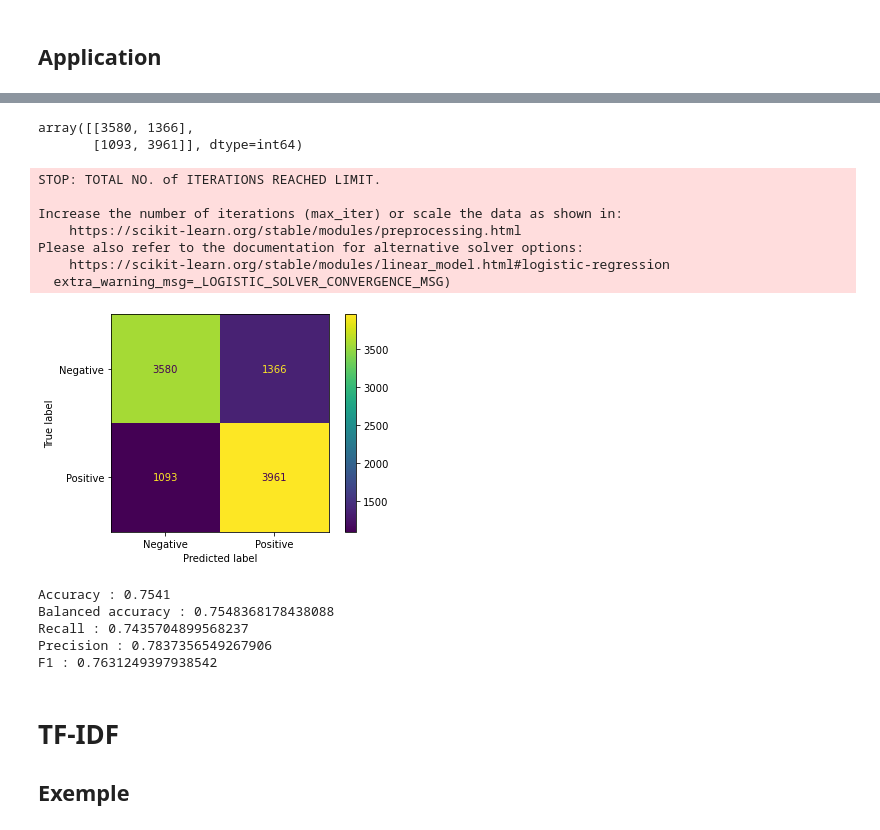
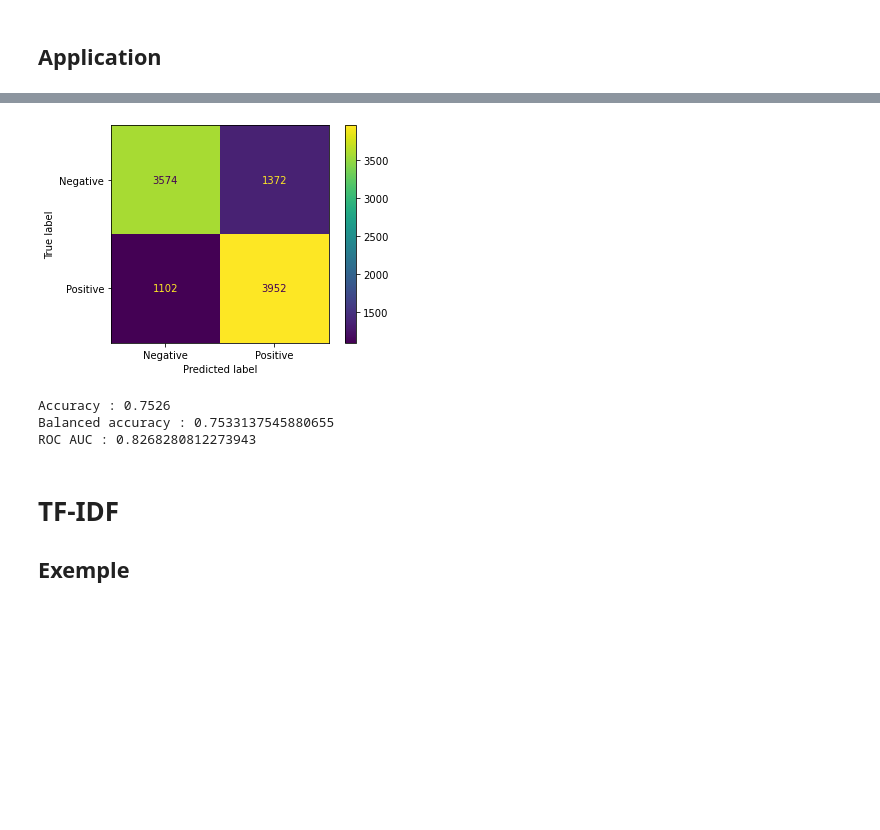
Before and after one commit to baptiste-pasquier/data_2A, a Jupyter notebook: model-LR.ipynb, the cells around one changed output, grey strips where cells are left out. Cells and saved outputs as stored; diff of their text form; code cells hidden in the pictures; blank space fills up the shorter version.

Commit message:
nb features model LR

```diff
--- a/model-LR.ipynb
+++ b/model-LR.ipynb
@@ -58,7 +54,7 @@ data_train, data_test, y_train, y_test  = train_test_split(
 # %%
 arr = ["Car was cleaned by Jack", "Jack was cleaned by Car", "Hello"]
 vectorizer = CountVectorizer()
-X = vectorizer.fit_transform(arr)
+X_ = vectorizer.fit_transform(arr)
 vectorizer.get_feature_names()
 # %% [output]
 ['by', 'car', 'cleaned', 'hello', 'jack', 'was']
@@ -107,47 +69,42 @@ Please also refer to the documentation for alternative solver options:
-# %%
-confusion_matrix(y_test, y_pred)
-# %% [output]
-array([[3580, 1366],
-       [1093, 3961]], dtype=int64)
 # %%
-def conf_matrix(data_train, data_test, y_train, y_test, vectorizer, model):
-    vectorizer.fit(data_train+data_test)
-    X_train = vectorizer.transform(data_train).toarray()
-    X_test = vectorizer.transform(data_test).toarray()
+def conf_matrix(X, y, vectorizer, model, verbose=True):
+    X = vectorizer.fit_transform(X).toarray()
+
+    X_train, X_test, y_train, y_test = train_test_split(StandardScaler().fit_transform(X), y, train_size=0.80, random_state=1234)
 
     model.fit(X_train, y_train)
     y_pred = model.predict(X_test)
 
-    sc_accuracy = sklearn.metrics.accuracy_score(y_pred, y_test)
-    sc_balanced_accuracy = sklearn.metrics.balanced_accuracy_score(y_pred, y_test)
-    sc_f1 = sklearn.metrics.f1_score(y_pred, y_test, pos_label="Positive")
-    sc_recall = sklearn.metrics.recall_score(y_pred, y_test, pos_label="Positive")
-    sc_precision = sklearn.metrics.precision_score(y_pred, y_test, pos_label="Positive")
+    sc_accuracy = metrics.accuracy_score(y_pred, y_test)
+    sc_balanced_accuracy = metrics.balanced_accuracy_score(y_pred, y_test)
+    sc_f1 = metrics.f1_score(y_pred, y_test, pos_label="Positive")
+    sc_recall = metrics.recall_score(y_pred, y_test, pos_label="Positive")
+    sc_precision = metrics.precision_score(y_pred, y_test, pos_label="Positive")
+    sc_roc_auc = metrics.roc_auc_score(y_test, model.predict_proba(X_test)[:,1])
+    probs = model.predict_proba(X_test)[:,1]
 
-    sklearn.metrics.plot_confusion_matrix(model, X_test, y_test)
-    plt.show()
+    if verbose:
+        metrics.plot_confusion_matrix(model, X_test, y_test)
+        plt.show()
 
-    print(f"Accuracy : {sc_accuracy}")
-    print(f"Balanced accuracy : {sc_balanced_accuracy}")
-    print(f"Recall : {sc_recall}")
-    print(f"Precision : {sc_precision}")
-    print(f"F1 : {sc_f1}")
+        print(f"Accuracy : {sc_accuracy}")
+        print(f"Balanced accuracy : {sc_balanced_accuracy}")
+    #     print(f"Recall : {sc_recall}")
+    #     print(f"Precision : {sc_precision}")
+    #     print(f"F1 : {sc_f1}")
+        print(f"ROC AUC : {sc_roc_auc}")
+
+    metrics_score = {'accuracy': sc_accuracy, 'balanced_accuracy': sc_balanced_accuracy, 'roc_auc': sc_roc_auc}
+
+    if not verbose:
+        return X_train, X_test, y_train, y_test, probs, metrics_score
 # %%
-conf_matrix(data_train, data_test, y_train, y_test, CountVectorizer(max_features = 1000), LogisticRegression())
+conf_matrix(X, y, CountVectorizer(max_features = 1000), LogisticRegression())
 # %% [output]
+[figure]
-STOP: TOTAL NO. of ITERATIONS REACHED LIMIT.
-
-Increase the number of iterations (max_iter) or scale the data as shown in:
-    https://scikit-learn.org/stable/modules/preprocessing.html
-Please also refer to the documentation for alternative solver options:
-    https://scikit-learn.org/stable/modules/linear_model.html#logistic-regression
-  extra_warning_msg=_LOGISTIC_SOLVER_CONVERGENCE_MSG)
+Accuracy : 0.7526
+Balanced accuracy : 0.7533137545880655
+ROC AUC : 0.8268280812273943
-[figure]
-Accuracy : 0.7541
-Balanced accuracy : 0.7548368178438088
-Recall : 0.7435704899568237
-Precision : 0.7837356549267906
-F1 : 0.7631249397938542
 # %% [markdown]
 # TF-IDF
 ## Exemple
```
Also changed, not shown: parts of 27 cells of this notebook.
